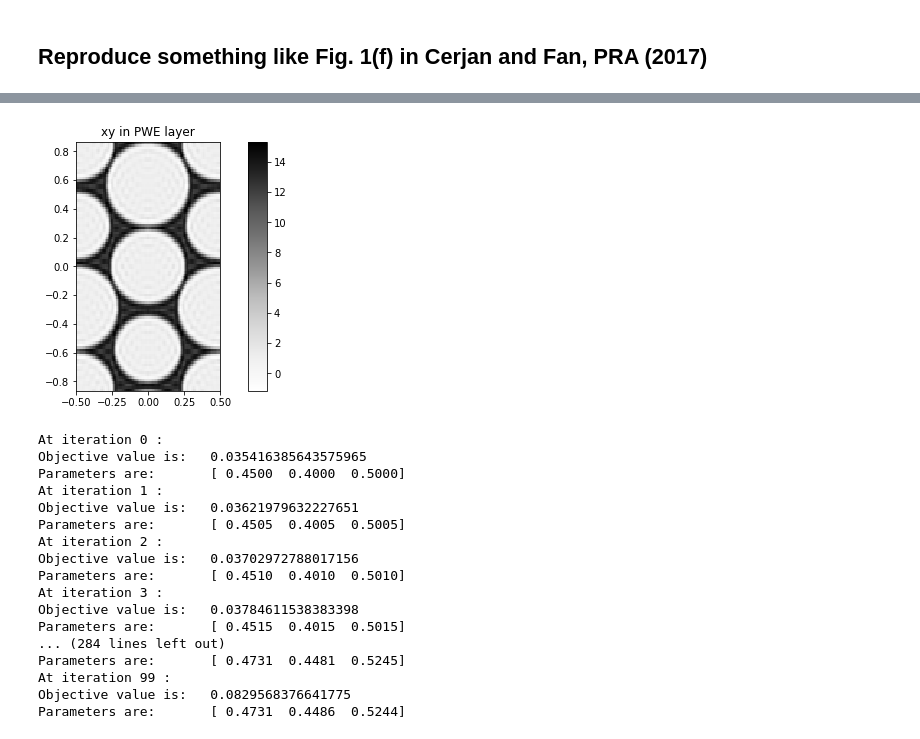
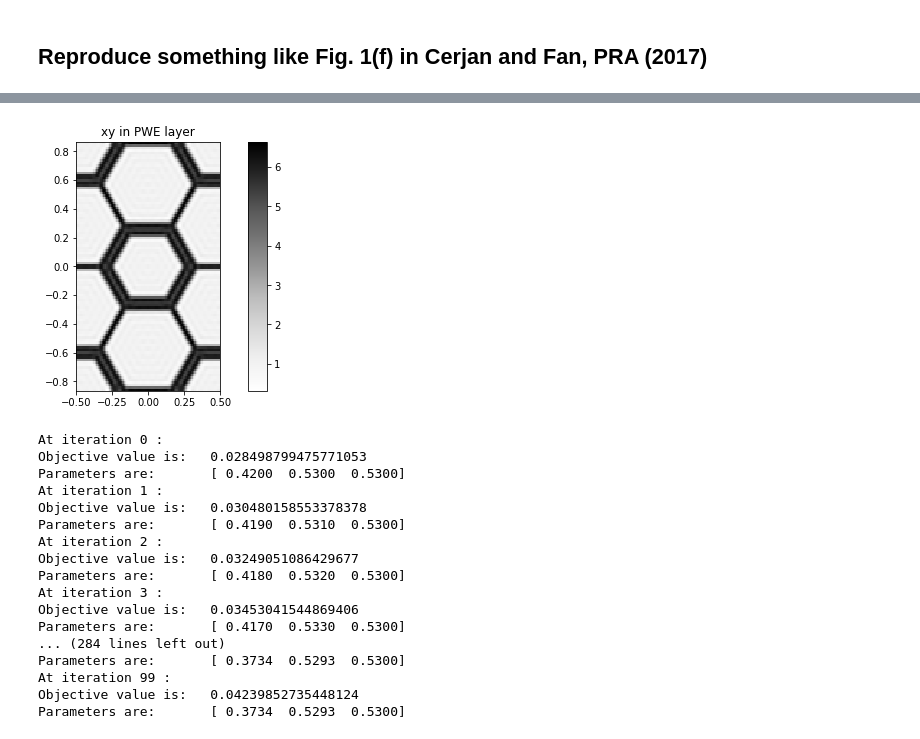
Before and after one commit to fancompute/legume, a Jupyter notebook: Notebooks/Aurograd_PWE_poly.ipynb, the cells around one changed output, grey strips where cells are left out. Drawn from its saved outputs; the diff is of its cells as text; code cells hidden in the pictures.

```diff
--- a/Notebooks/Aurograd_PWE_poly.ipynb
+++ b/Notebooks/Aurograd_PWE_poly.ipynb
@@ -177,33 +181,33 @@ Numerical gradient:  [-0.44267444  1.53081885  0.        ]
 from pygme.optimizers import adam_optimize
 # %%
 # Pick some starting point and show what the supercell is about
-r_start = npa.array([0.45, 0.4, 0.5])
-pwe = pwe_3hole(r_start)
+params = np.array([0.42, 0.53, 0.53])
+pwe = pwe_cerjan(params)
 pwe.plot_overview_ft()
 # %% [output]
-[figure, old version]
+[figure, new version]
 # %%
 # Run the optimization
-(r_opt, ofs) = adam_optimize(of_bg, r_start, grad_test, step_size = 5e-4, Nsteps = 100,
+(p_opt, ofs) = adam_optimize(of_bg, params, grad_test, step_size = 1e-3, Nsteps = 100,
                              options = {'direction': 'max', 'disp': ['of', 'params']})
 # %% [output]
 At iteration 0 :
-Objective value is:   0.035416385643575965
-Parameters are:       [ 0.4500  0.4000  0.5000]
+Objective value is:   0.028498799475771053
+Parameters are:       [ 0.4200  0.5300  0.5300]
 At iteration 1 :
-Objective value is:   0.03621979632227651
-Parameters are:       [ 0.4505  0.4005  0.5005]
+Objective value is:   0.030480158553378378
+Parameters are:       [ 0.4190  0.5310  0.5300]
 At iteration 2 :
-Objective value is:   0.03702972788017156
-Parameters are:       [ 0.4510  0.4010  0.5010]
+Objective value is:   0.03249051086429677
+Parameters are:       [ 0.4180  0.5320  0.5300]
 At iteration 3 :
-Objective value is:   0.03784611538383398
-Parameters are:       [ 0.4515  0.4015  0.5015]
+Objective value is:   0.03453041544869406
+Parameters are:       [ 0.4170  0.5330  0.5300]
 ... (284 lines left out)
-Parameters are:       [ 0.4731  0.4481  0.5245]
+Parameters are:       [ 0.3734  0.5293  0.5300]
 At iteration 99 :
-Objective value is:   0.0829568376641775
-Parameters are:       [ 0.4731  0.4486  0.5244]
+Objective value is:   0.04239852735448124
+Parameters are:       [ 0.3734  0.5293  0.5300]
 # %%
 import matplotlib.pyplot as plt
 plt.plot(ofs)
```
Also changed, not shown: parts of 10 cells of this notebook, 3 other files.
